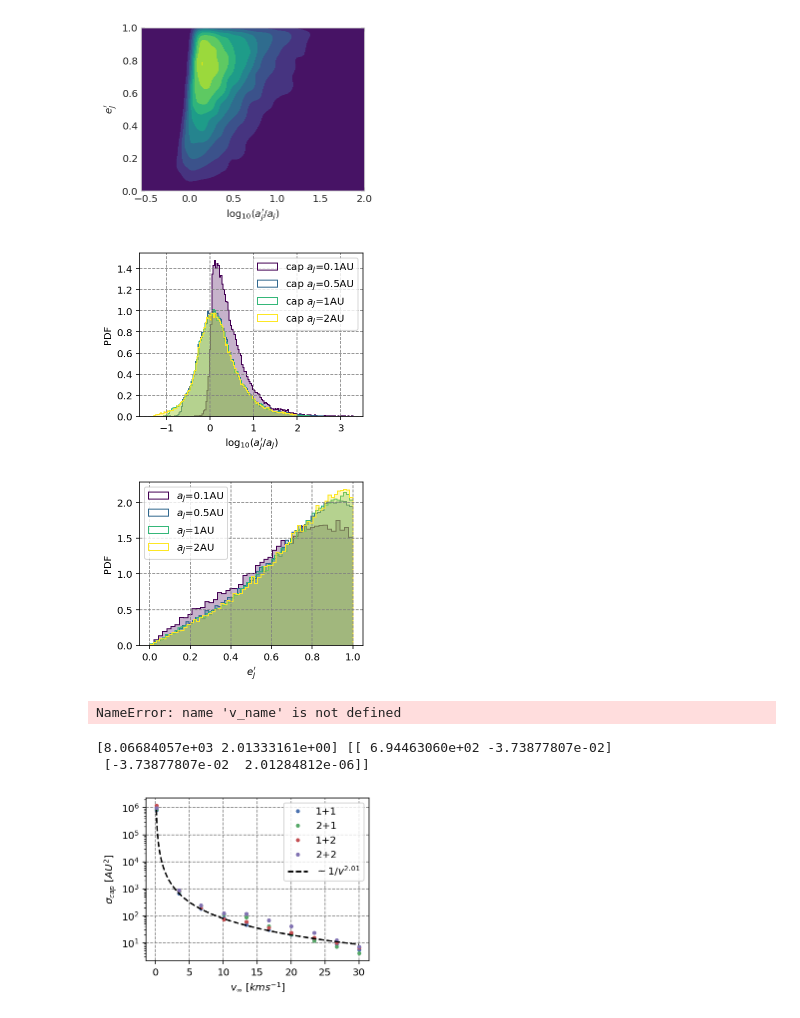
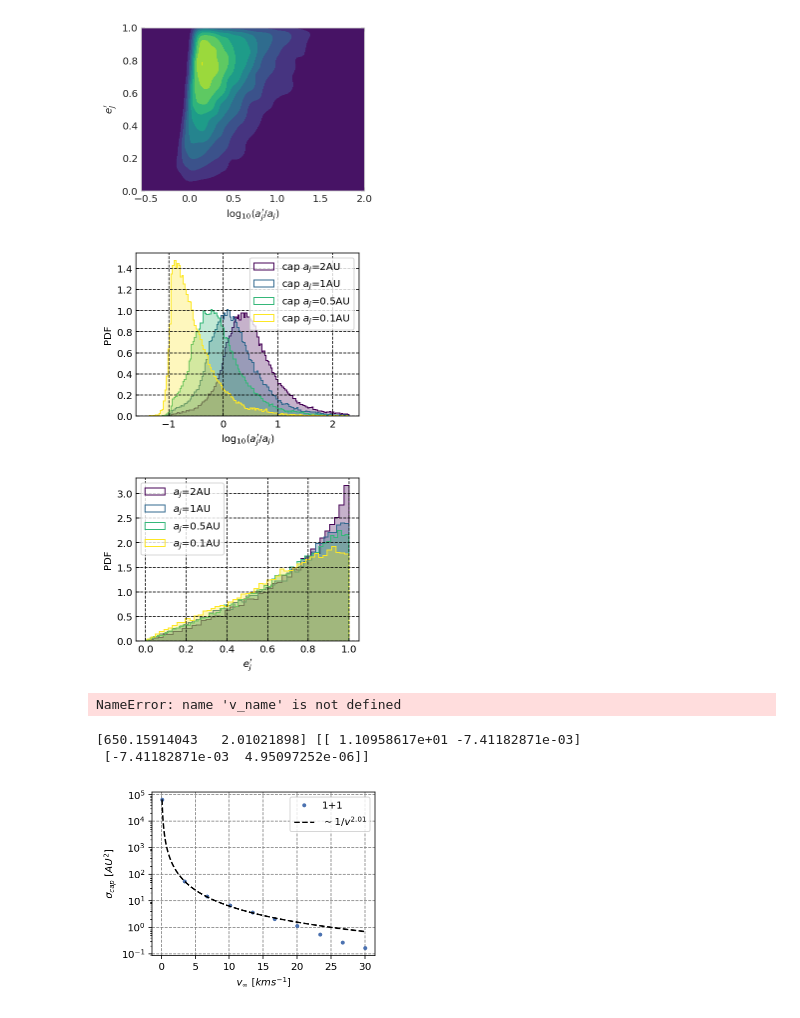
Before and after one commit to YihanWangAstro/planet-app, a Jupyter notebook: process/planet-app.ipynb, the cells around one changed output. Drawn from its saved outputs; the diff is of its cells as text; code cells hidden in the pictures.

```diff
--- a/process/planet-app.ipynb
+++ b/process/planet-app.ipynb
@@ -9,6 +9,8 @@ import os
 
 plt.style.use('seaborn-deep')
 plt.rc('grid', linestyle="--", color='gray')
+plt.rc('xtick', direction = 'in')
+plt.rc('ytick', direction= 'in')
 # @working path
 FIG_PATH     = '../tex/figs/'
 WEB_FIG_PATH = '../tex/web-figs/'
@@ -430,36 +432,36 @@ show_obt_prop(df01,'ss-prop-0.1',0.1)
 # %%
 def a_hist(dfs,a0s):
     colors = cm.viridis(np.linspace(0,1,len(dfs)))
     fig=plt.figure(figsize=(4,3))
     for df, a0,color in zip(dfs,a0s,colors):
         #cap = df['planet outcome'] == 'stay_{s,j}'
         #a_c = df['a_{s,j}']
         #e_c = df['e_{s1,j}']
         #cap = cap & (a_c[cap] < 200)
 
         #plt.hist(np.log10(a_c[cap]/a0),bins='auto',histtype='step',density=True,color=color,label='stay $a_J$='+str(a0)+'AU')
         #plt.hist(np.log10(a_c[cap]/a0),bins='auto',histtype='stepfilled',density=True,alpha=0.3,color=color,label='$a_J$='+str(a0)+'AU')
 
 
         cap = df['planet outcome'] == 'stay_{s1,j}'
         a_c = df['a_{s1,j}']
         e_c = df['e_{s1,j}']
         cap = cap & (a_c[cap] < 200)
 
 
-        plt.hist(np.log10(a_c[cap]/a0),bins='auto',histtype='step',density=True,color=color,label='cap $a_J$='+str(a0)+'AU',ls='-')
-        plt.hist(np.log10(a_c[cap]/a0),bins='auto',histtype='stepfilled',density=True,color=color,alpha=0.3)
+        plt.hist(np.log10(a_c[cap]/1),bins='auto',histtype='step',density=True,color=color,label='cap $a_J$='+str(a0)+'AU',ls='-')
+        plt.hist(np.log10(a_c[cap]/1),bins='auto',histtype='stepfilled',density=True,color=color,alpha=0.3)
 
 
         plt.legend()
         plt.xlabel('$\log_{10}(a_J^\prime/a_J)$')
         plt.ylabel('PDF')
         plt.grid(True)
-        savefig(plt,'post-a')
+        #savefig(plt,'30post-a')
 
-a_hist([df01, df05, df1, df2],[0.1,0.5,1,2])
+a_hist([df2, df1, df05, df01],[2,1,0.5,0.1])
 # %% [output]
-[figure, old version]
+[figure, new version]
 # %%
 def e_hist(dfs,a0s):
     colors = cm.viridis(np.linspace(0,1,len(dfs)))
@@ -476,12 +478,12 @@ def e_hist(dfs,a0s):
         plt.xlabel('$e_J^\prime$')
         plt.ylabel('PDF')
     plt.grid(True)
-    savefig(plt,'post-e')
+    savefig(plt,'30post-e')
 
 
-e_hist([df01, df05, df1, df2],[0.1,0.5,1,2])
+e_hist([df2, df1, df05, df01],[2,1,0.5,0.1])
 # %% [output]
-[figure, old version]
+[figure, new version]
 # %%
 prefix = '../code/ss/solar-normal-ss_ss_'
 
@@ -587,7 +589,7 @@ def fitting(x,a,b):
 
 from scipy import optimize
 
-def end_c(df,aj=2.5):
+def end_c(df,aj=1):
     N=1000000
 
     mask = df['aj']==aj
@@ -607,16 +609,16 @@ def end_c(df,aj=2.5):
         return x, y, err
 
 ssx, ssy, sse=end_c(ssdf)
-sbx, sby, sbe=end_c(sbdf)
-bsx, bsy, bse=end_c(bsdf)
-bbx, bby, bbe=end_c(bbdf)
+#sbx, sby, sbe=end_c(sbdf)
+#bsx, bsy, bse=end_c(bsdf)
+#bbx, bby, bbe=end_c(bbdf)
 
 fig=plt.figure(figsize=(4,3))
 
 plt.plot(ssx,ssy,'.',label='1+1')
-plt.plot(sbx,sby,'.',label='2+1')
-plt.plot(bsx,bsy,'.',label='1+2')
-plt.plot(bbx,bby,'.',label='2+2')
+#plt.plot(sbx,sby,'.',label='2+1')
+#plt.plot(bsx,bsy,'.',label='1+2')
+#plt.plot(bbx,bby,'.',label='2+2')
 
 
 
@@ -633,11 +635,11 @@ plt.legend()
 plt.xlabel('$v_\infty$ [$kms^{-1}$]')
 plt.ylabel('$\sigma_{cap}$ [$AU^2$]')
 plt.grid(True)
-savefig(plt,'capture')
+savefig(plt,'d-capture')
 # %% [output]
-[8.06684057e+03 2.01333161e+00] [[ 6.94463060e+02 -3.73877807e-02]
- [-3.73877807e-02  2.01284812e-06]]
+[650.15914043   2.01021898] [[ 1.10958617e+01 -7.41182871e-03]
+ [-7.41182871e-03  4.95097252e-06]]
-[figure, old version]
+[figure, new version]
 # %%
 aj=[0.1,0.5,1,1.5,2,2.5,3,3.5,4,4.5,5]
 c=[]
```
Also changed, not shown: parts of 5 cells of this notebook.
